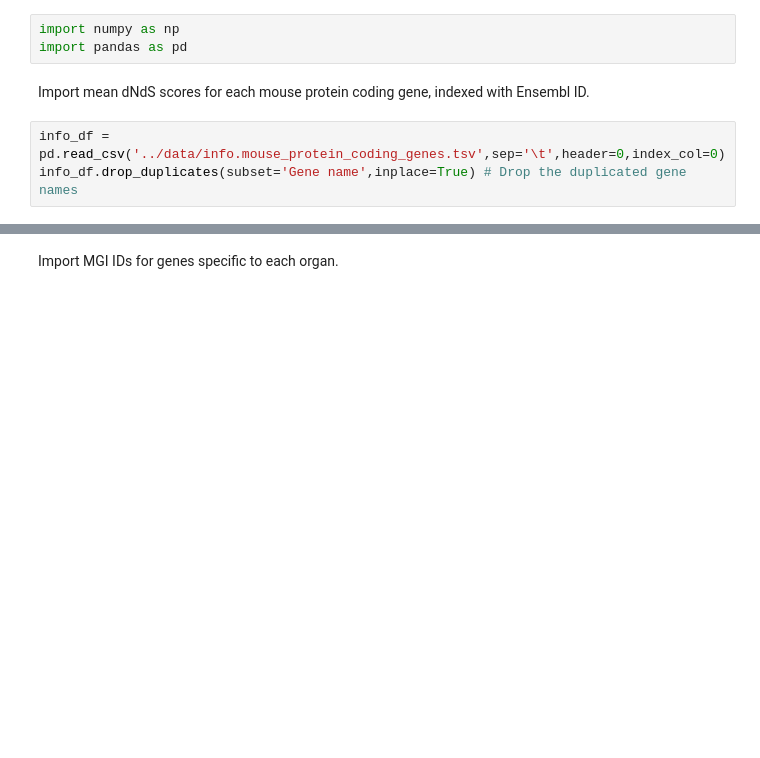
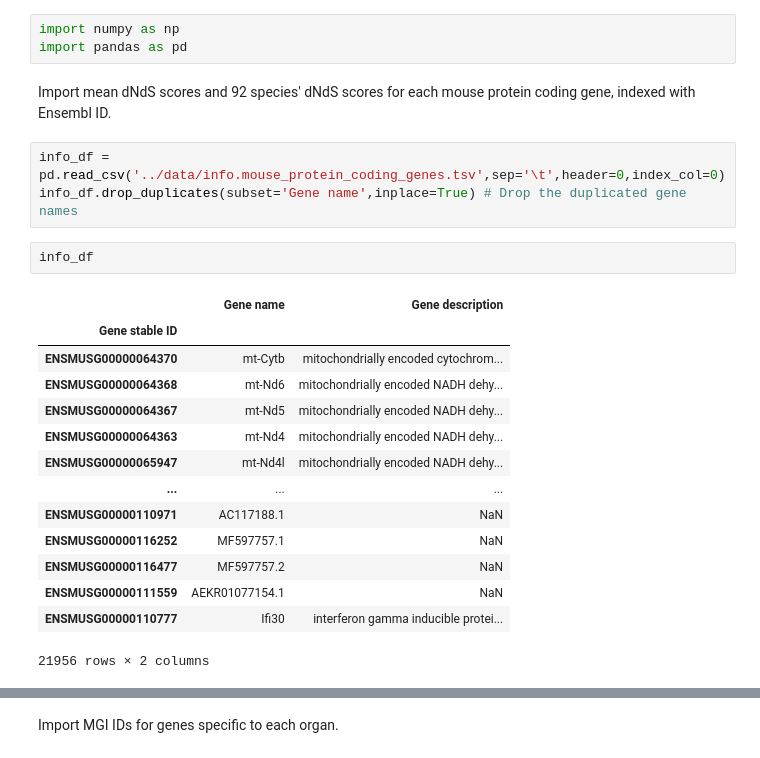
Before and after one commit to VeritatemAmo/neuron-glia-dNdS, a Jupyter notebook: jupyter_notebooks/mouse.organs.ipynb, the cells around one changed output, grey strips where cells are left out. Drawn from its saved outputs; the diff is of its cells as text; blank space fills up the shorter version.

```diff
--- a/jupyter_notebooks/mouse.organs.ipynb
+++ b/jupyter_notebooks/mouse.organs.ipynb
@@ -4,8 +4,25 @@
 import numpy as np
 import pandas as pd
 # %% [markdown]
-Import mean dNdS scores for each mouse protein coding gene, indexed with Ensembl ID.
+Import mean dNdS scores and 92 species' dNdS scores for each mouse protein coding gene, indexed with Ensembl ID.
 # %%
 info_df = pd.read_csv('../data/info.mouse_protein_coding_genes.tsv',sep='\t',header=0,index_col=0)
 info_df.drop_duplicates(subset='Gene name',inplace=True) # Drop the duplicated gene names
+# %%
+info_df
+# %% [output]
+|  | Gene name | Gene description |
+| Gene stable ID |  |  |
+| ENSMUSG00000064370 | mt-Cytb | mitochondrially encoded cytochrom... |
+| ENSMUSG00000064368 | mt-Nd6 | mitochondrially encoded NADH dehy... |
+| ENSMUSG00000064367 | mt-Nd5 | mitochondrially encoded NADH dehy... |
+| ENSMUSG00000064363 | mt-Nd4 | mitochondrially encoded NADH dehy... |
+| ENSMUSG00000065947 | mt-Nd4l | mitochondrially encoded NADH dehy... |
+| ... | ... | ... |
+| ENSMUSG00000110971 | AC117188.1 | NaN |
+| ENSMUSG00000116252 | MF597757.1 | NaN |
+| ENSMUSG00000116477 | MF597757.2 | NaN |
+| ENSMUSG00000111559 | AEKR01077154.1 | NaN |
+| ENSMUSG00000110777 | Ifi30 | interferon gamma inducible protei... |
+21956 rows × 2 columns
 # %%
```
Also changed, not shown: parts of 24 cells of this notebook, 6 other files.
